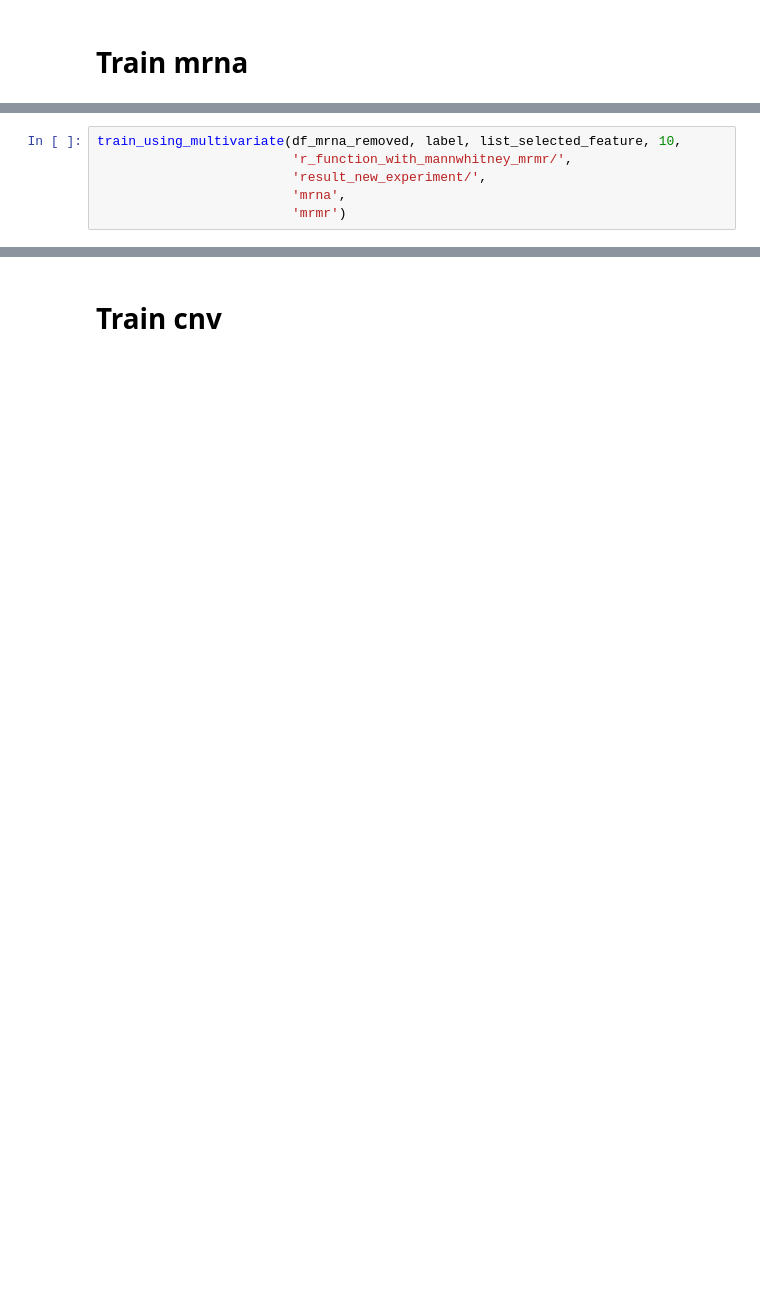
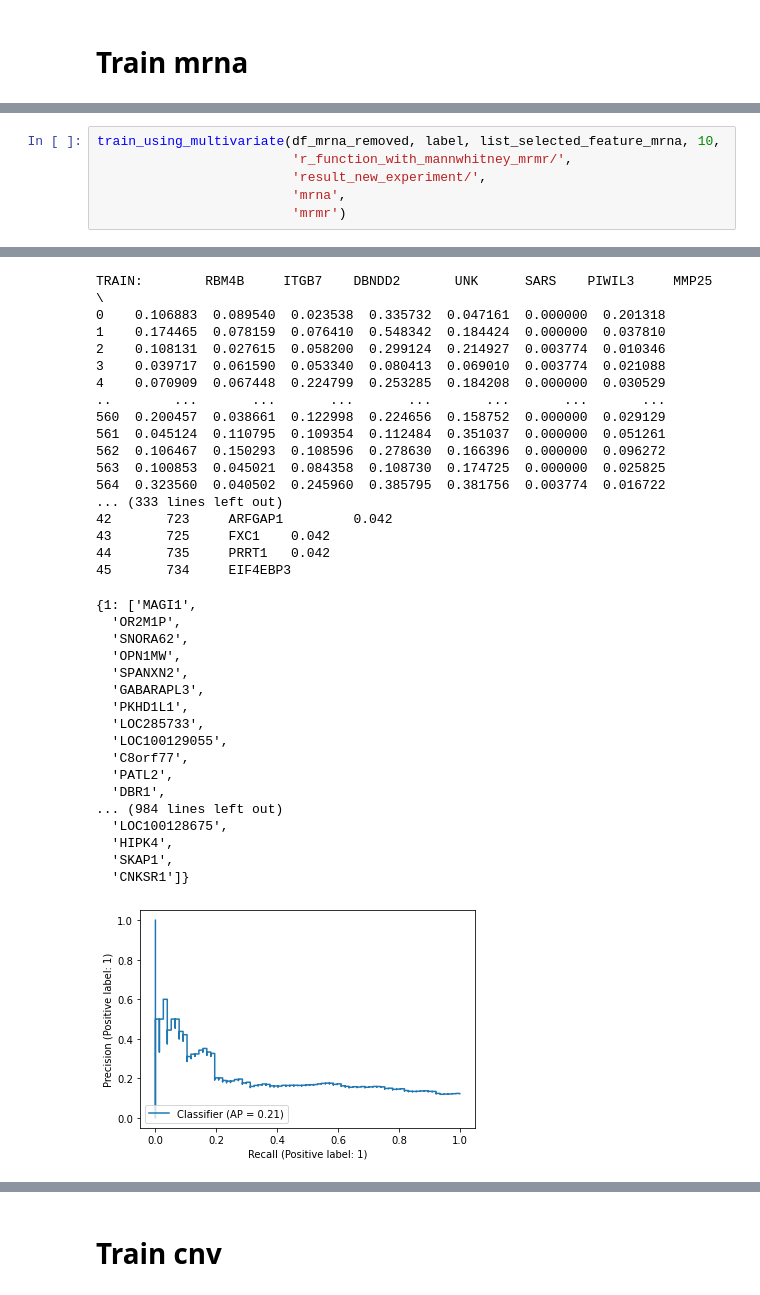
Before and after one commit to aleberans/Analisi-dati-multi-omici-per-la-predizione-della-prognosi-di-pazienti-oncologici, a Jupyter notebook: Experiments_using_RFunction_mannwhtiney_and_multivariate_feature_selection.ipynb, the cells around one changed output, grey strips where cells are left out. Cells and saved outputs as stored; diff of their text form; blank space fills up the shorter version.

```diff
--- a/Experiments_using_RFunction_mannwhtiney_and_multivariate_feature_selection.ipynb
+++ b/Experiments_using_RFunction_mannwhtiney_and_multivariate_feature_selection.ipynb
@@ -511,5 +531,5 @@ KeyboardInterrupt:
 # %%
-train_using_multivariate(df_mrna_removed, label, list_selected_feature, 10,
+train_using_multivariate(df_mrna_removed, label, list_selected_feature_mrna, 10,
                          'r_function_with_mannwhitney_mrmr/',
                          'result_new_experiment/',
                          'mrna',
@@ -519 +691,36 @@ AttributeError: 'str' object has no attribute 'values'
+TRAIN:        RBM4B     ITGB7    DBNDD2       UNK      SARS    PIWIL3     MMP25  \
+0    0.106883  0.089540  0.023538  0.335732  0.047161  0.000000  0.201318
+1    0.174465  0.078159  0.076410  0.548342  0.184424  0.000000  0.037810
+2    0.108131  0.027615  0.058200  0.299124  0.214927  0.003774  0.010346
+3    0.039717  0.061590  0.053340  0.080413  0.069010  0.003774  0.021088
+4    0.070909  0.067448  0.224799  0.253285  0.184208  0.000000  0.030529
+..        ...       ...       ...       ...       ...       ...       ...
+560  0.200457  0.038661  0.122998  0.224656  0.158752  0.000000  0.029129
+561  0.045124  0.110795  0.109354  0.112484  0.351037  0.000000  0.051261
+562  0.106467  0.150293  0.108596  0.278630  0.166396  0.000000  0.096272
+563  0.100853  0.045021  0.084358  0.108730  0.174725  0.000000  0.025825
+564  0.323560  0.040502  0.245960  0.385795  0.381756  0.003774  0.016722
+... (333 lines left out)
+42       723     ARFGAP1         0.042
+43       725     FXC1    0.042
+44       735     PRRT1   0.042
+45       734     EIF4EBP3
+{1: ['MAGI1',
+  'OR2M1P',
+  'SNORA62',
+  'OPN1MW',
+  'SPANXN2',
+  'GABARAPL3',
+  'PKHD1L1',
+  'LOC285733',
+  'LOC100129055',
+  'C8orf77',
+  'PATL2',
+  'DBR1',
+... (984 lines left out)
+  'LOC100128675',
+  'HIPK4',
+  'SKAP1',
+  'CNKSR1']}
+[figure, added]
 # %%
```
Also changed, not shown: parts of 29 cells of this notebook, 16 other files.
